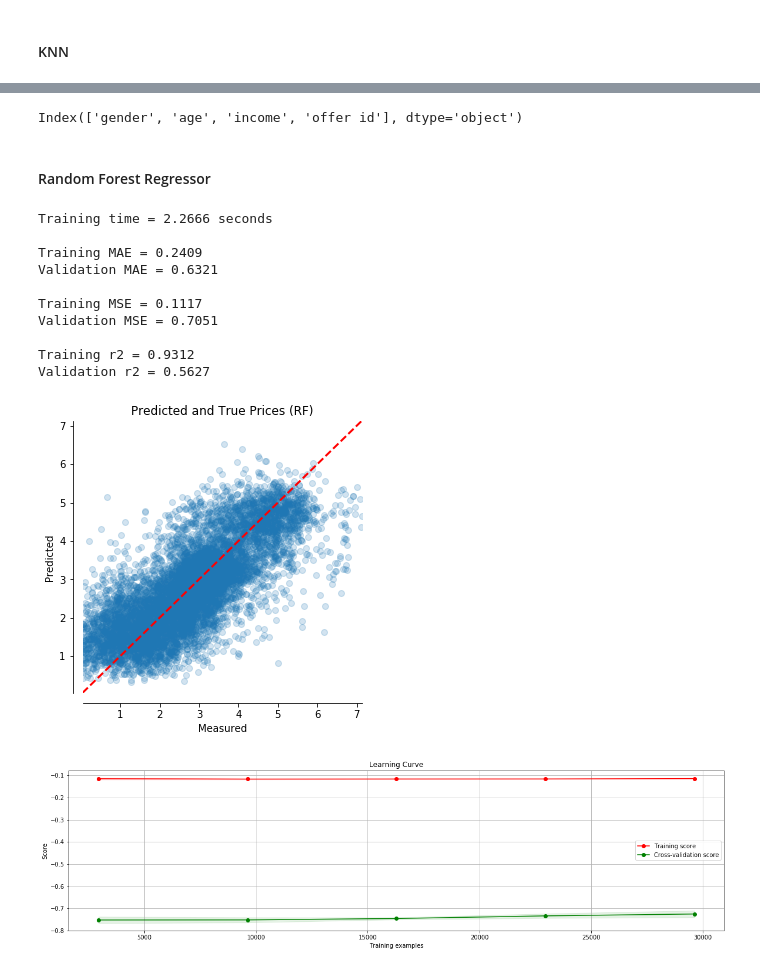
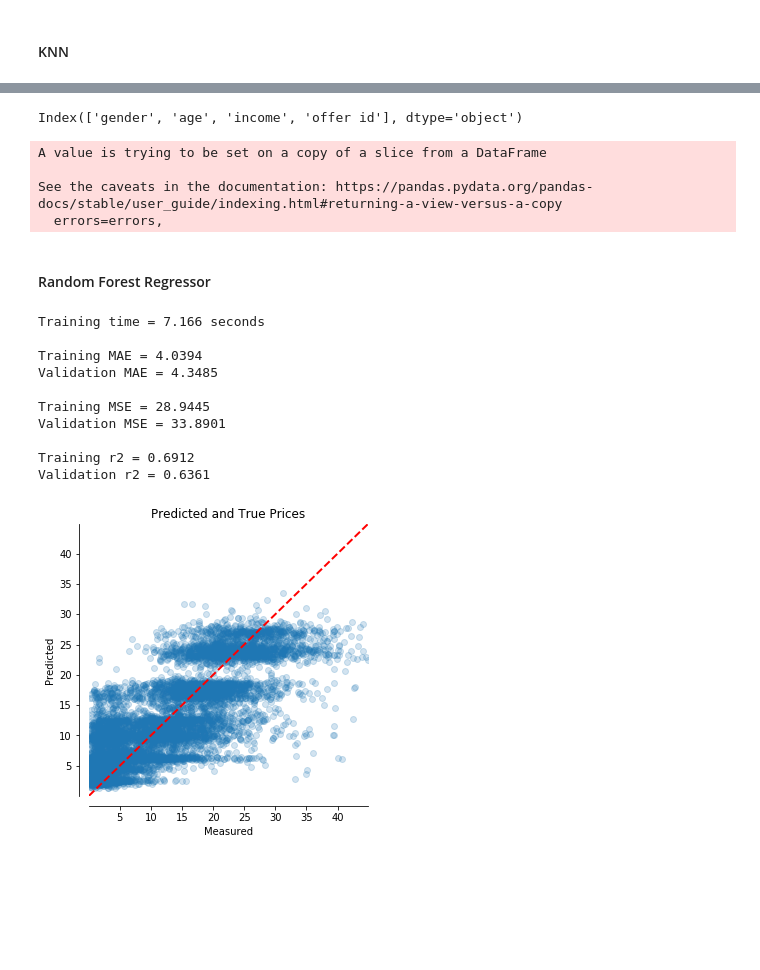
Before and after one commit to EmmaHu-learner/DS_NanoDegree_Capstone, a Jupyter notebook: Starbucks_Modeling.ipynb, the cells around one changed output, grey strips where cells are left out. Saved outputs shown, nothing was run; the diff lists cells and outputs as text; code cells hidden in the pictures; blank space fills up the shorter version.

Commit message:
model update

```diff
--- a/Starbucks_Modeling.ipynb
+++ b/Starbucks_Modeling.ipynb
@@ -166,9 +163,20 @@ def ft_importance(fi_list, col):
     return fi
 
 
+def model_evaluation_class(model, X_train, X_test, y_train, y_test):
+
+    st=time.time()
+    model=model.fit(X_train,y_train)
+    et=time.time()
+    y_test_predict=model.predict(X_test)
+    y_train_predict=model.predict(X_train)
+
+#     print(classification_report(y_test, y_test_predict))
+    print("Accuracy score of optimal model on training set is", round(accuracy_score(y_train, y_train_predict), 4))
+    print("Accuracy score of optimal model on test set is",round(accuracy_score(y_test, y_test_predict), 4))
 
 
-def model_evaluation(model, X_train, X_test, y_train, y_test, title):
+def model_evaluation_reg(model, X_train, X_test, y_train, y_test, title):
 
     st=time.time()
     model=model.fit(X_train,y_train)
@@ -297,6 +281,6 @@ learning_curve_plot(clf, X_train, y_train, 5, 'accuracy', 'KNN')
 # %%
 X=df[(df['amount']>0) &((df['offer_driven']==1) | (df['offer_irrelevant']==1))][['gender', 'age', 'income', 'membership_days','offer id','amount']]
-X=X.groupby(['gender', 'age', 'income', 'membership_days','offer id'])[['amount']].sum().reset_index().drop_duplicates()
+X=X.groupby(['gender', 'age', 'income', 'membership_days','offer id'])[['amount']].mean().reset_index().drop_duplicates()
 
 X
 # %% [output]
@@ -315,0 +320,8 @@ X
+# %%
+# use the IQR method identify the upper limit above which values are considered outliers (Q3 + 1.5*IQR)
+Q3 = np.percentile(X['amount'],75)
+Q1 = np.percentile(X['amount'],25)
+IQR = Q3-Q1
+upper_limit = Q3 + 1.5*IQR
+print('The upper limit using the IQR method is {:.2f}'.format(upper_limit))
+X=X[X['amount']<=upper_limit]
@@ -316,6 +343,7 @@ X
 # %%
+
 #We use the numpy fuction log1p which  applies log(1+x) to all elements of the column
-X['amount']= np.log1p(X['amount'])
+# X['amount']= np.log1p(X['amount'])
 
 #Check the new distribution
 sns.distplot(X['amount'] , fit=norm);
@@ -327,7 +355,7 @@ print( '\n mu = {:.2f} and sigma = {:.2f}\n'.format(mu, sigma))
 #Now plot the distribution
 plt.legend(['Normal dist. ($\mu=$ {:.2f} and $\sigma=$ {:.2f} )'.format(mu, sigma)],loc='best')
 plt.ylabel('Frequency')
-plt.title('SalePrice distribution')
+plt.title('Average Transaction Amount Distribution')
 
 #Get also the QQ-plot
 fig = plt.figure()
@@ -345,22 +373,24 @@ X=dummied_df(X)
 X_train, y_train, X_test, y_test, col_list=pre_data(X,y, 0.20)
 # %% [output]
 Index(['gender', 'age', 'income', 'offer id'], dtype='object')
+A value is trying to be set on a copy of a slice from a DataFrame
+
+See the caveats in the documentation: https://pandas.pydata.org/pandas-docs/stable/user_guide/indexing.html#returning-a-view-versus-a-copy
+  errors=errors,
 # %% [markdown]
 #### Random Forest Regressor
 # %%
-rfr=RandomForestRegressor(n_estimators=20, random_state=34)
-model_evaluation(rfr, X_train, X_test, y_train, y_test, 'Predicted and True Prices (RF)')
-learning_curve_plot(rfr, X_train, y_train, 5, 'neg_mean_squared_error','Learning Curve (RF)')
+rfr=RandomForestRegressor(max_depth=12, n_estimators=100, random_state=20)
+model_evaluation_reg(rfr, X_train, X_test, y_train, y_test, 'Predicted and True Prices')
 # %% [output]
-Training time = 2.2666 seconds
+Training time = 7.166 seconds
 
-Training MAE = 0.2409
-Validation MAE = 0.6321
+Training MAE = 4.0394
+Validation MAE = 4.3485
 
-Training MSE = 0.1117
-Validation MSE = 0.7051
+Training MSE = 28.9445
+Validation MSE = 33.8901
 
-Training r2 = 0.9312
-Validation r2 = 0.5627
+Training r2 = 0.6912
+Validation r2 = 0.6361
-[figure, old version]
+[figure, new version]
-[figure, removed]
```
Also changed, not shown: parts of 20 cells of this notebook, 15 other files.
